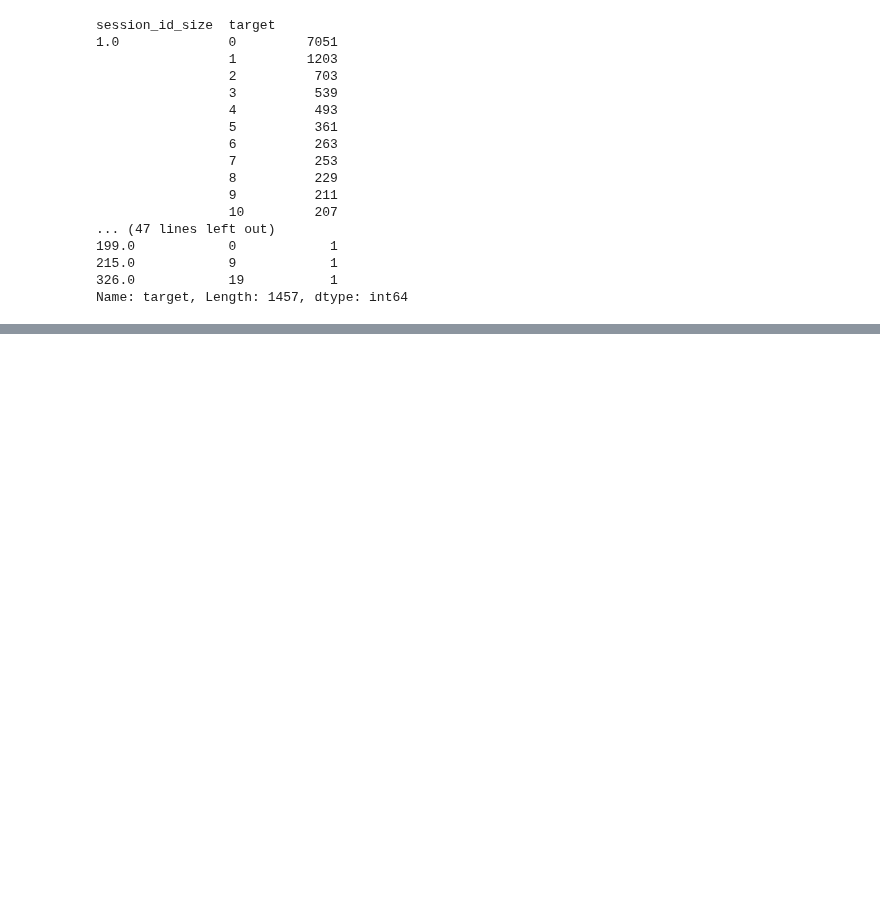
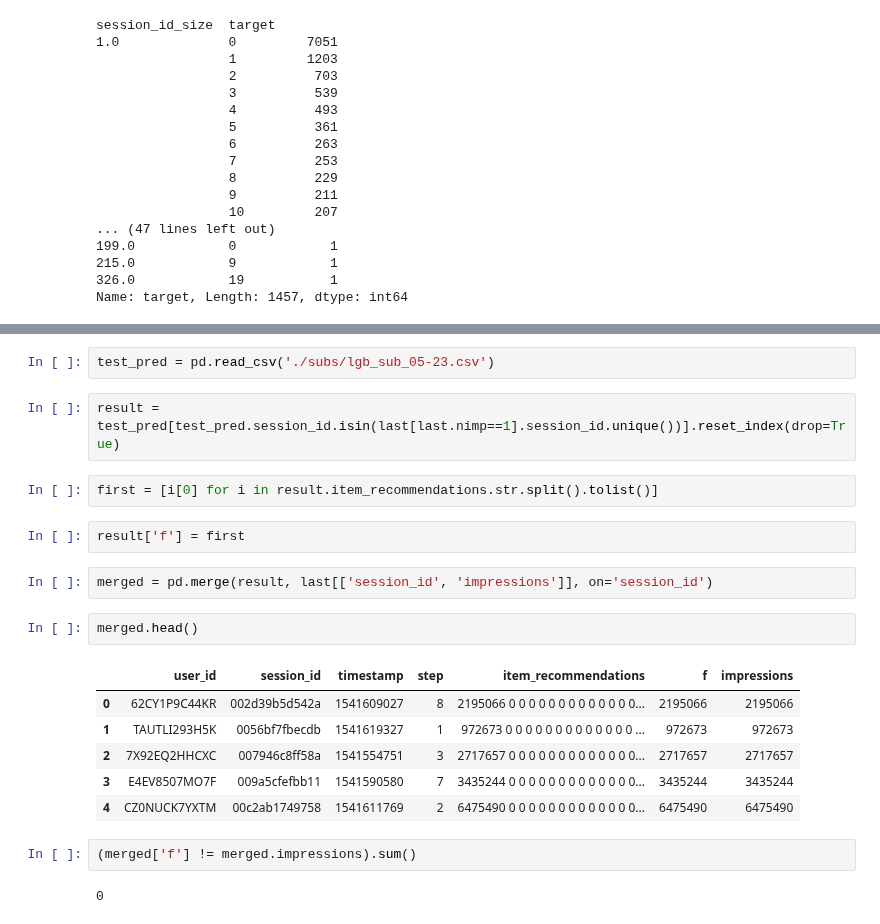
Before and after one commit to samshipengs/naps, a Jupyter notebook: one_impression_in_test_sub.ipynb, the cells around one changed output, grey strips where cells are left out. Drawn from its saved outputs; the diff is of its cells as text; blank space fills up the shorter version.

```diff
--- a/price24.ipynb
+++ b/one_impression_in_test_sub.ipynb
@@ -217,0 +246,23 @@ Name: target, Length: 1457, dtype: int64
+# %%
+test_pred = pd.read_csv('./subs/lgb_sub_05-23.csv')
+# %%
+result = test_pred[test_pred.session_id.isin(last[last.nimp==1].session_id.unique())].reset_index(drop=True)
+# %%
+first = [i[0] for i in result.item_recommendations.str.split().tolist()]
+# %%
+result['f'] = first
+# %%
+merged = pd.merge(result, last[['session_id', 'impressions']], on='session_id')
+# %%
+merged.head()
+# %% [output]
+|  | user_id | session_id | timestamp | step | item_recommendations | f | impressions |
+| 0 | 62CY1P9C44KR | 002d39b5d542a | 1541609027 | 8 | 2195066 0 0 0 0 0 0 0 0 0 0 0 0 0... | 2195066 | 2195066 |
+| 1 | TAUTLI293H5K | 0056bf7fbecdb | 1541619327 | 1 | 972673 0 0 0 0 0 0 0 0 0 0 0 0 0 ... | 972673 | 972673 |
+| 2 | 7X92EQ2HHCXC | 007946c8ff58a | 1541554751 | 3 | 2717657 0 0 0 0 0 0 0 0 0 0 0 0 0... | 2717657 | 2717657 |
+| 3 | E4EV8507MO7F | 009a5cfefbb11 | 1541590580 | 7 | 3435244 0 0 0 0 0 0 0 0 0 0 0 0 0... | 3435244 | 3435244 |
+| 4 | CZ0NUCK7YXTM | 00c2ab1749758 | 1541611769 | 2 | 6475490 0 0 0 0 0 0 0 0 0 0 0 0 0... | 6475490 | 6475490 |
+# %%
+(merged['f'] != merged.impressions).sum()
+# %% [output]
+0
```
Also changed, not shown: parts of 9 cells of this notebook.
